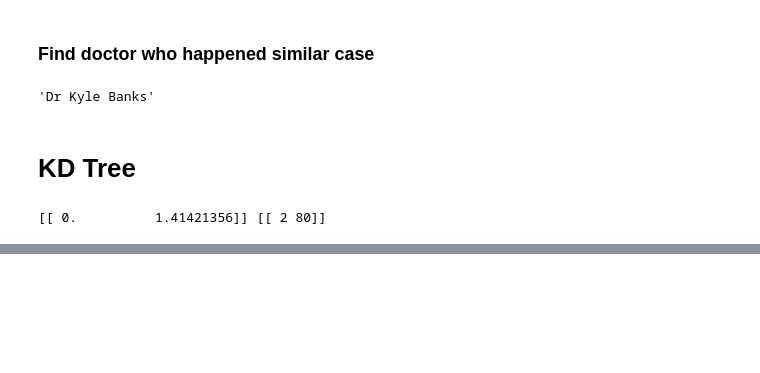
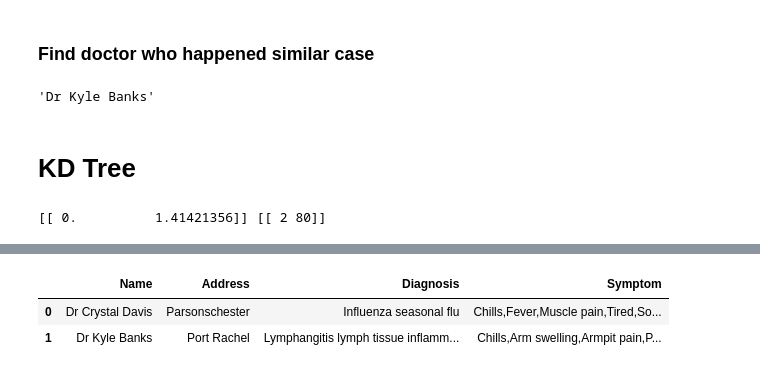
Before and after one commit to HassankSalim/CloudCare-ML, a Jupyter notebook: Cluster.ipynb, the cells around one changed output, grey strips where cells are left out. Saved outputs shown, nothing was run; the diff lists cells and outputs as text; code cells hidden in the pictures; blank space fills up the shorter version.

```diff
--- a/Cluster.ipynb
+++ b/Cluster.ipynb
@@ -189,0 +209,4 @@ similarilty_index.iloc[ind[0][1]].Name
+# %%
+j_data = [{"_id":"5a1a28fbec0fec3b29b2f2b0","Diagnosis":"Influenza seasonal flu","curhash":"b75f379009ff395ca928f24de8200f1f66d8a253a1fe3ddd22e03ae08944d99c2c62f4c9ac956403c278c1c45d171479","Email":"CrystalDavis@gmail.com","head":"20f22df8351a4bef967fbd4103e40a61ab5650d00a434fc45e3772806d550d3abea1364014501b3194eee46be0424967","nexthash":"76152f292951e495d10396c6790c3530f906b0a46916a7e45b8c4bb8a361c6d96d73f19260e338aad1e4e8f90ae9062c","Name":"Dr Crystal Davis","Address":"Parsonschester","Symptom":"Chills,Fever,Muscle pain,Tired,Sore throat,Cough,Nasal congestion,Headache,Shortness of breath,Vomiting,Throat pain,Chest pain"},{"_id":"5a1a28fbec0fec3b29b2f2ea","Diagnosis":"Lymphangitis lymph tissue inflammation","curhash":"06e2217b652de89b16acf4f52dde0a7c3cd765ad90beebed0f752d5bdfe1292937b38014d4c77ea69ef31a4d7d9542da","Email":"KyleBanks@gmail.com","head":"ec1524a5d891433eb3ce6846ef1910efdb6f5a7a36554a23286e236865bb249f2fa8753202d48b5e953eff434818488d","nexthash":"e636e9871ae759205313b89966628e35c6e9942aeb50e421b79c7311ccf6983f57974a02192cf791ff9687f6f80edfaf","Name":"Dr Kyle Banks","Address":"Port Rachel","Symptom":"Chills,Arm swelling,Armpit pain,Pain or soreness of breast,Pain in the ear,Rash,Skin sores"}]
+# %%
+test_df = pd.DataFrame(j_data, columns=j_data[0].keys())
@@ -189,0 +219,8 @@ similarilty_index.iloc[ind[0][1]].Name
+# %%
+test_df = test_df[['Name', 'Address', 'Diagnosis', 'Symptom']]
+# %%
+test_df
+# %% [output]
+|  | Name | Address | Diagnosis | Symptom |
+| 0 | Dr Crystal Davis | Parsonschester | Influenza seasonal flu | Chills,Fever,Muscle pain,Tired,So... |
+| 1 | Dr Kyle Banks | Port Rachel | Lymphangitis lymph tissue inflamm... | Chills,Arm swelling,Armpit pain,P... |
```
Also changed, not shown: parts of 12 cells of this notebook, 4 other files.
